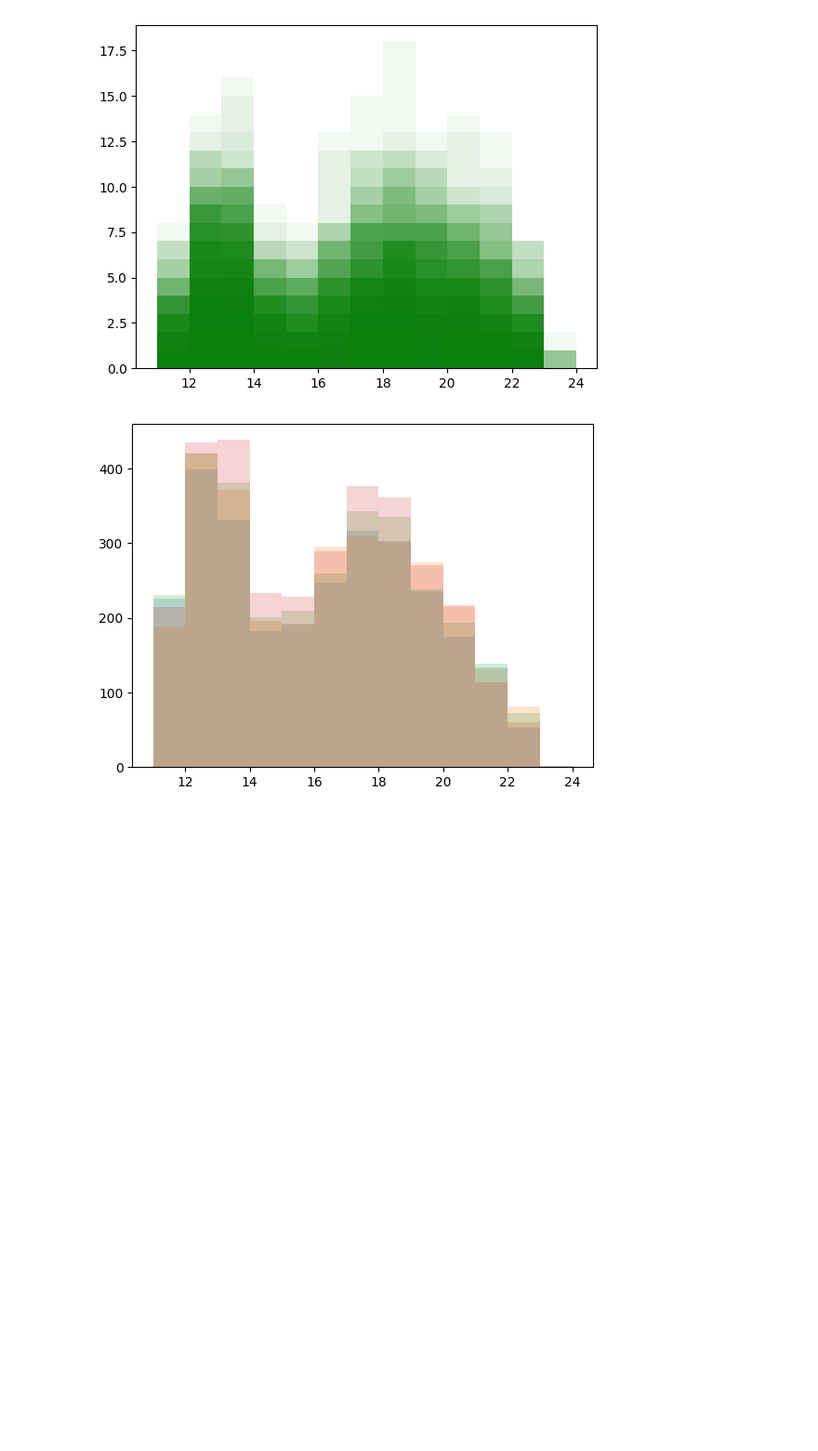
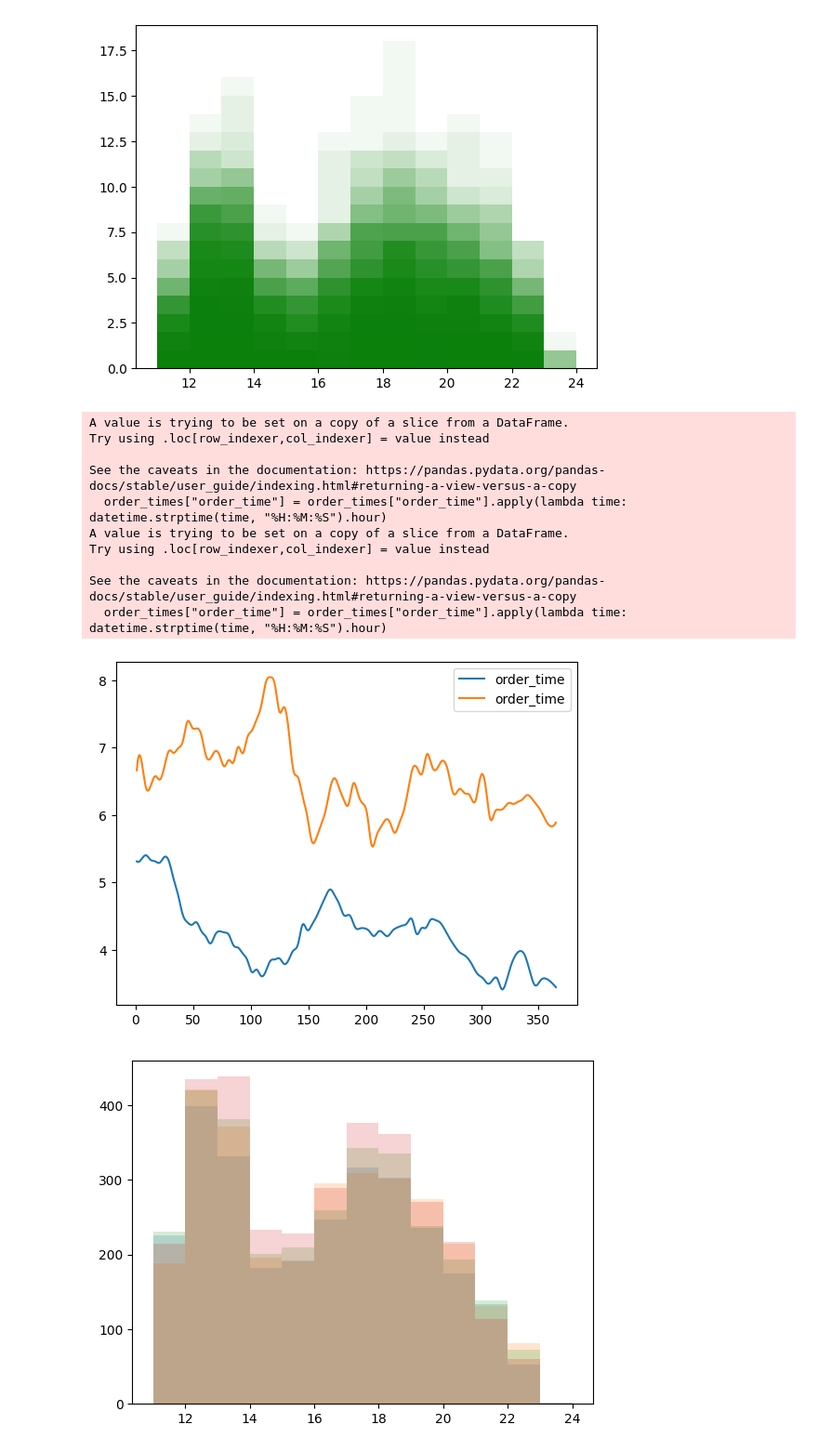
Before and after one commit to spencers145/pizza-study, a Jupyter notebook: study.ipynb, the cells around one changed output. Shown at 93% size. Saved outputs shown, nothing was run; the diff lists cells and outputs as text; code cells hidden in the pictures; blank space fills up the shorter version.

Commit message:
Study Trends of Sales each particular Hour

```diff
--- a/study.ipynb
+++ b/study.ipynb
@@ -225,6 +226,26 @@ for date_index in range(2, 365, 7):
     pyplot.hist(order_times, bins = [11, 12, 13, 14, 15, 16, 17, 18, 19, 20, 21, 22, 23, 24], alpha = 0.05, color = "green")
 # %% [output]
 [figure]
+# %%
+# keep an eye on 2, 5 pm
+for time_index in [14, 17]:
+    order_times = orders[["order_time", "order_date_index"]]
+    order_times["order_time"] = order_times["order_time"].apply(lambda time: datetime.strptime(time, "%H:%M:%S").hour)
+    order_times = order_times[order_times["order_time"] == time_index]
+    order_times = order_times.groupby("order_date_index").count()
+    rollingAnalysis.plotRollingData(["order_time"], order_times, 17, spline = 3)
+# %% [output]
+A value is trying to be set on a copy of a slice from a DataFrame.
+Try using .loc[row_indexer,col_indexer] = value instead
+
+See the caveats in the documentation: https://pandas.pydata.org/pandas-docs/stable/user_guide/indexing.html#returning-a-view-versus-a-copy
+  order_times["order_time"] = order_times["order_time"].apply(lambda time: datetime.strptime(time, "%H:%M:%S").hour)
+A value is trying to be set on a copy of a slice from a DataFrame.
+Try using .loc[row_indexer,col_indexer] = value instead
+
+See the caveats in the documentation: https://pandas.pydata.org/pandas-docs/stable/user_guide/indexing.html#returning-a-view-versus-a-copy
+  order_times["order_time"] = order_times["order_time"].apply(lambda time: datetime.strptime(time, "%H:%M:%S").hour)
+[figure, added]
 # %%
 # Monday, Tuesday, Wednesday, and Thursday are pretty similar.
 # first peak is 12 PM - 2 PM. second smaller peak rounds out at 5 PM - 7 PM
```
Also changed, not shown: parts of 1 cell of this notebook.
